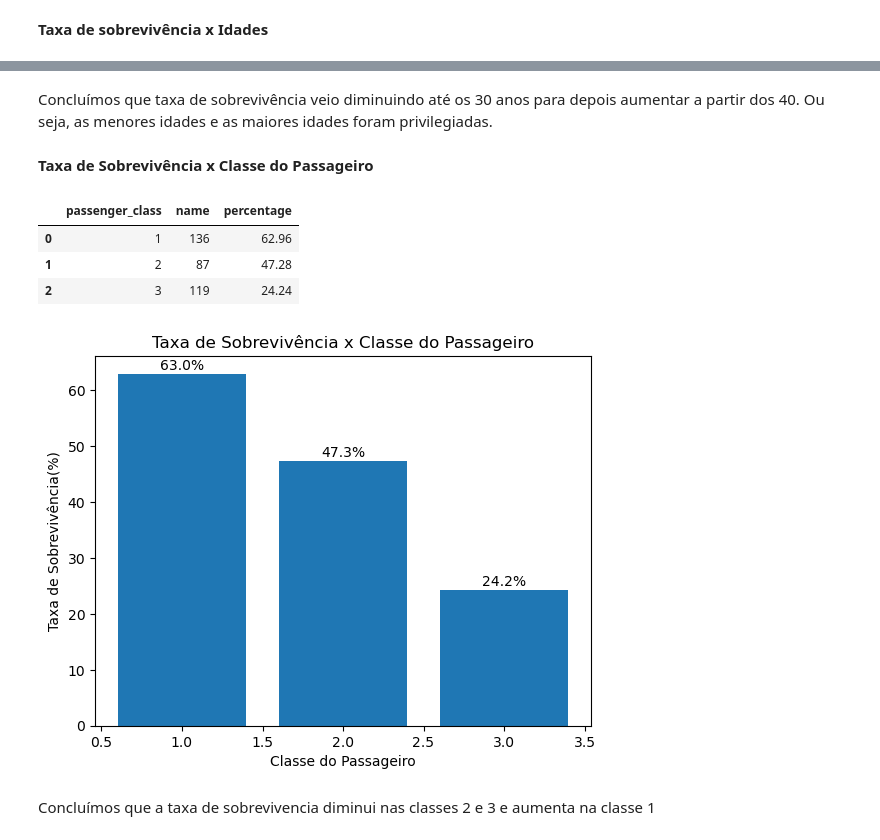
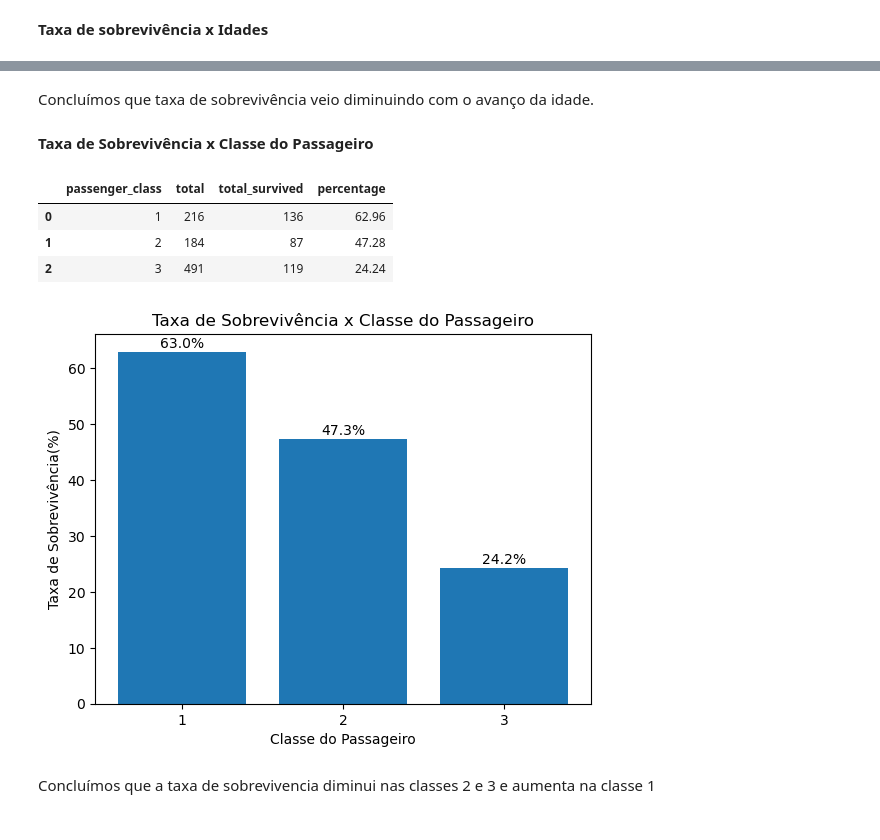
Before and after one commit to ajndantas/I2A2-Grupo_01, a Jupyter notebook: Insurminds/Desafio 3/desafio 3.ipynb, the cells around one changed output, grey strips where cells are left out. Drawn from its saved outputs; the diff is of its cells as text; code cells hidden in the pictures.

```diff
--- a/Insurminds/Desafio 3/desafio 3.ipynb
+++ b/Insurminds/Desafio 3/desafio 3.ipynb
@@ -303,0 +312,4 @@ df_train
+# %%
+df_train['family_size'] = df_train['parents_children'] + df_train['siblings']
+df_train = df_train.drop(columns=['parents_children', 'siblings'], axis=1)
+df_train
@@ -311,5 +337,5 @@ Index(['passengerid', 'survived', 'passenger_class', 'name', 'sex', 'age',
       dtype='object')
 # %%
-df_train = df_train.drop(columns=['ticket'],errors='ignore')
+df_train = df_train.drop(columns=['ticket','fare','embarked'],errors='ignore')
 df_train
 # %% [output]
@@ -732,0 +743,13 @@ plt.show()
+# %%
+from pandas import cut
+
+# 1. Definir os limites dos intervalos e os rótulos de cada faixa etária
+bins = [0, 12, 18, 35, 60, 100]
+labels = ['Crianças (0-12)', 'Adolescentes (13-18)', 'Jovens Adultos (19-35)', 'Adultos (36-60)', 'Idosos (60+)']
+
+# 2. Criar uma nova coluna temporária com a faixa etária
+df_train['faixa_etaria'] = cut(df_train['age'], bins=bins, labels=labels)
+
+# Definindo como categoria
+df_train['faixa_etaria'] = df_train['faixa_etaria'].astype('category')
+df_train
@@ -733,36 +822,34 @@ plt.show()
 # %% [markdown]
-Concluímos que taxa de sobrevivência veio diminuindo até os 30 anos para depois aumentar a partir dos 40. Ou seja, as menores idades e as maiores idades foram privilegiadas.
+Concluímos que taxa de sobrevivência veio diminuindo com o avanço da idade.
 # %% [markdown]
 <b>Taxa de Sobrevivência x Classe do Passageiro</b>
-# %%
-df_total = df_train.groupby('passenger_class')['name'].count().reset_index()
-
-df_survived_class = df_train.loc[df_train['survived'] == 1].groupby('passenger_class')['name'].count().reset_index()
-
-df_survived_class['percentage'] = ((df_survived_class['name'] / df_total['name']) * 100).round(2)
-df_survived_class
-# %% [output]
-|  | passenger_class | name | percentage |
-| 0 | 1 | 136 | 62.96 |
-| 1 | 2 | 87 | 47.28 |
-| 2 | 3 | 119 | 24.24 |
+# %%
+df_survived_class = df_train.groupby('passenger_class').agg(total=('survived', 'count'), total_survived=('survived', 'sum')).reset_index()
+df_survived_class['percentage'] = ((df_survived_class['total_survived'] / df_survived_class['total']) * 100).round(2)
+df_survived_class
+# %% [output]
+|  | passenger_class | total | total_survived | percentage |
+| 0 | 1 | 216 | 136 | 62.96 |
+| 1 | 2 | 184 | 87 | 47.28 |
+| 2 | 3 | 491 | 119 | 24.24 |
 # %%
 data = {'classes': df_survived_class['passenger_class'].to_list(), 'Taxa de sobrevivência': df_survived_class['percentage'].to_list()}
 
 bars = plt.bar(data['classes'], data['Taxa de sobrevivência'], color='#1f77b4')
 
 
 # Adicionando os rótulos no topo das barras
 # O parâmetro fmt='%.1f%%' formata o número com uma casa decimal e o símbolo de %
 plt.bar_label(bars, fmt='%.1f%%', padding=1)
 
+plt.xticks(df_survived_class['passenger_class'])
 plt.xlabel('Classe do Passageiro')
 plt.ylabel('Taxa de Sobrevivência(%)')
 plt.title('Taxa de Sobrevivência x Classe do Passageiro')
 
 plt.show()
 # %% [output]
-[figure, old version]
+[figure, new version]
 # %% [markdown]
 Concluímos que a taxa de sobrevivencia diminui nas classes 2 e 3 e aumenta na classe 1
 # %% [markdown]
```
Also changed, not shown: parts of 50 cells of this notebook, 7 other files.
